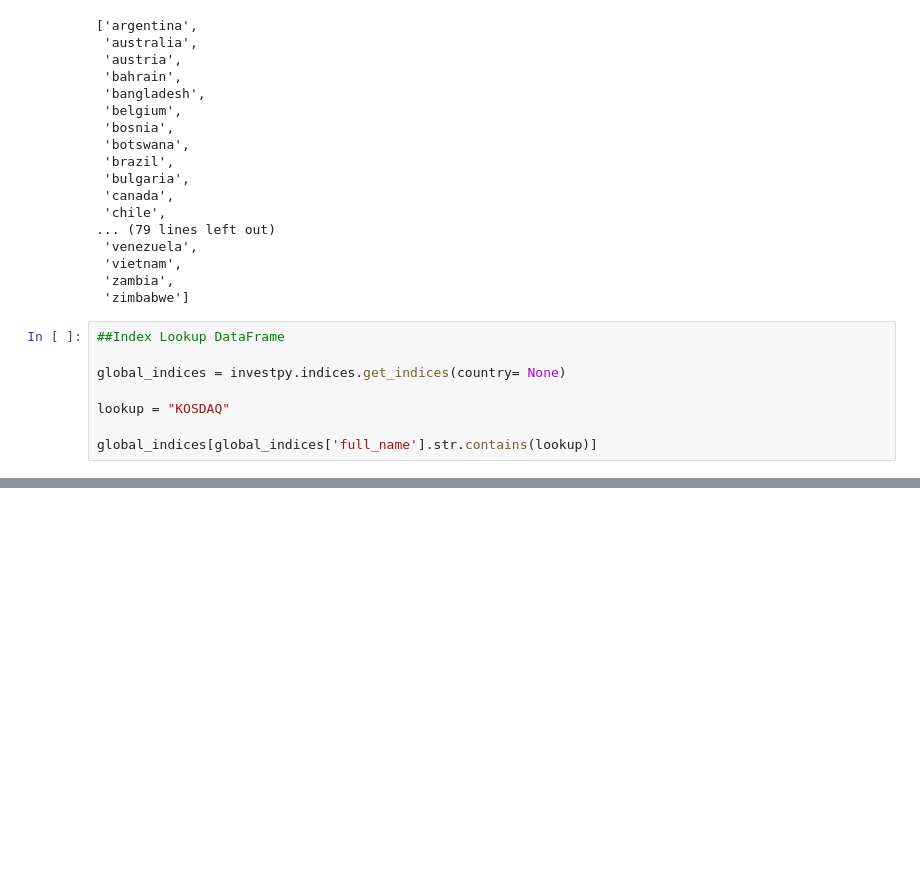
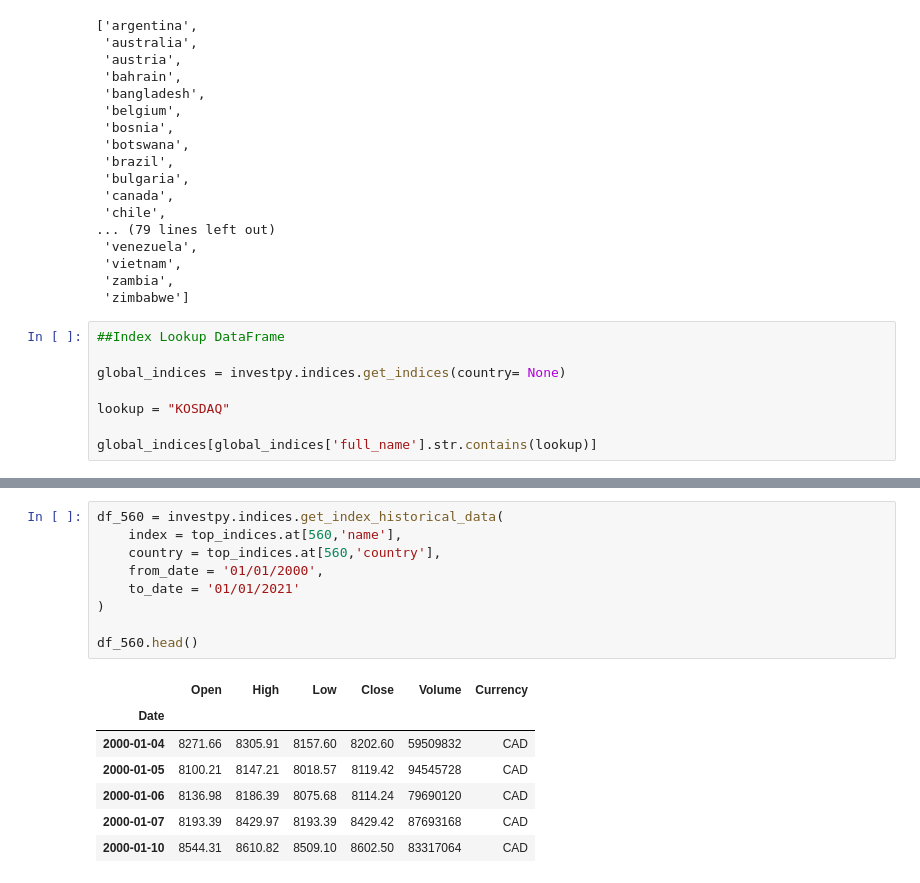
Before and after one commit to aalfiler/Crash_Course_In_Crypto, a Jupyter notebook: Global_Indices.ipynb, the cells around one changed output, grey strips where cells are left out. Saved outputs shown, nothing was run; the diff lists cells and outputs as text; blank space fills up the shorter version.

```diff
--- a/Global_Indices.ipynb
+++ b/Global_Indices.ipynb
@@ -82,0 +98,17 @@ df.head()
+# %%
+df_560 = investpy.indices.get_index_historical_data(
+    index = top_indices.at[560,'name'],
+    country = top_indices.at[560,'country'],
+    from_date = '01/01/2000',
+    to_date = '01/01/2021'
+)
+
+df_560.head()
+# %% [output]
+|  | Open | High | Low | Close | Volume | Currency |
+| Date |  |  |  |  |  |  |
+| 2000-01-04 | 8271.66 | 8305.91 | 8157.60 | 8202.60 | 59509832 | CAD |
+| 2000-01-05 | 8100.21 | 8147.21 | 8018.57 | 8119.42 | 94545728 | CAD |
+| 2000-01-06 | 8136.98 | 8186.39 | 8075.68 | 8114.24 | 79690120 | CAD |
+| 2000-01-07 | 8193.39 | 8429.97 | 8193.39 | 8429.42 | 87693168 | CAD |
+| 2000-01-10 | 8544.31 | 8610.82 | 8509.10 | 8602.50 | 83317064 | CAD |
```
Also changed, not shown: parts of 34 cells of this notebook.
